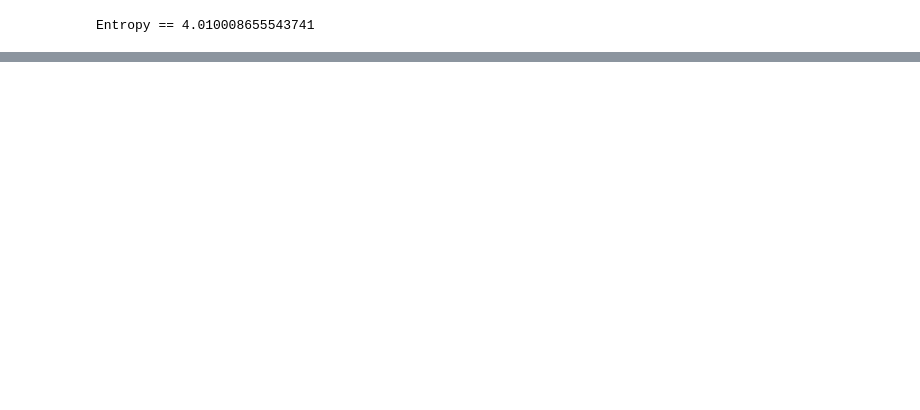
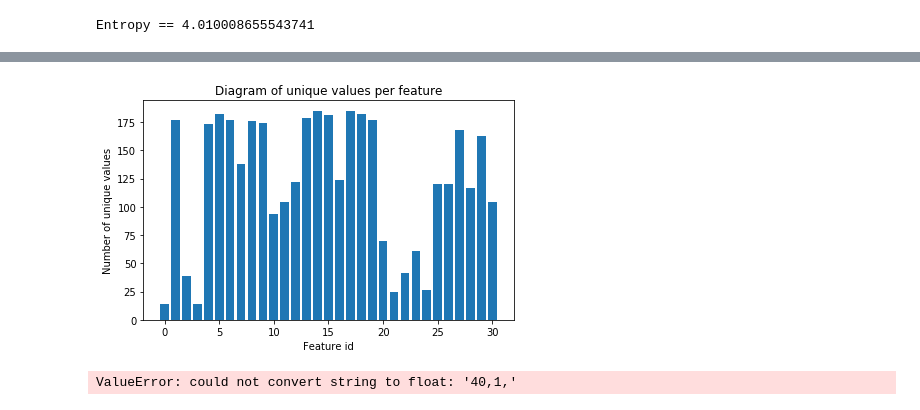
Before and after one commit to Gridbug/nsu_machine_learning_2020, a Jupyter notebook: Lab2/Lab_2.ipynb, the cells around one changed output, grey strips where cells are left out. Cells and saved outputs as stored; diff of their text form; code cells hidden in the pictures; blank space fills up the shorter version.

Commit message:
Updated data in csv format

```diff
--- a/Lab2/Lab_2.ipynb
+++ b/Lab2/Lab_2.ipynb
@@ -157,0 +159,42 @@ plt.show()
+# %%
+numUniqueValues = [0] * numFeatures
+
+for featureId in range(numFeatures):
+    listOfFeatureValues = dataFrame.values[:, featureId]
+    uniqueFeatureValues = Counter(listOfFeatureValues).keys()
+    numUniqueValues[featureId] = len(uniqueFeatureValues)
+
+fig = plt.figure()
+ax = plt.subplot()
+ax.bar(range(numFeatures), numUniqueValues)
+
+ax.set_xlabel('Feature id')
+ax.set_ylabel('Number of unique values')
+ax.set_title('Diagram of unique values per feature')
+
+fig.tight_layout()
+plt.show()
+# %% [output]
+[figure, added]
+# %%
+numNullValues = [0] * numFeatures
+
+for featureId in range(3, numFeatures):
+    for sampleId in range(numSamples):
+        if (math.isnan(float(dataFrame.values[sampleId, featureId]))):
+            numNullValues[featureId] += 1
+
+print(numNullValues)
+
+fig = plt.figure(figsize = (10, 10))
+ax = plt.subplot()
+ax.bar(range(numFeatures), numNullValues)
+
+ax.set_xlabel('Feature id')
+ax.set_ylabel('Number of null values')
+ax.set_title('Diagram of null values per feature')
+
+fig.tight_layout()
+plt.show()
+# %% [output]
+ValueError: could not convert string to float: '40,1,'
```
Also changed, not shown: parts of 4 cells of this notebook, 1 other file.
